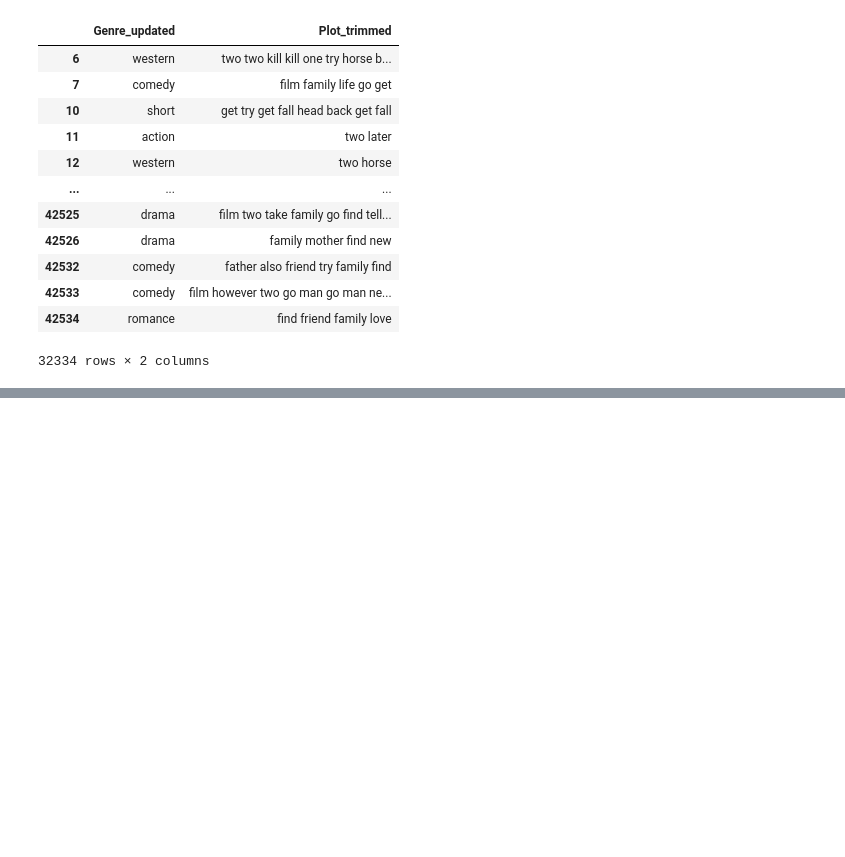
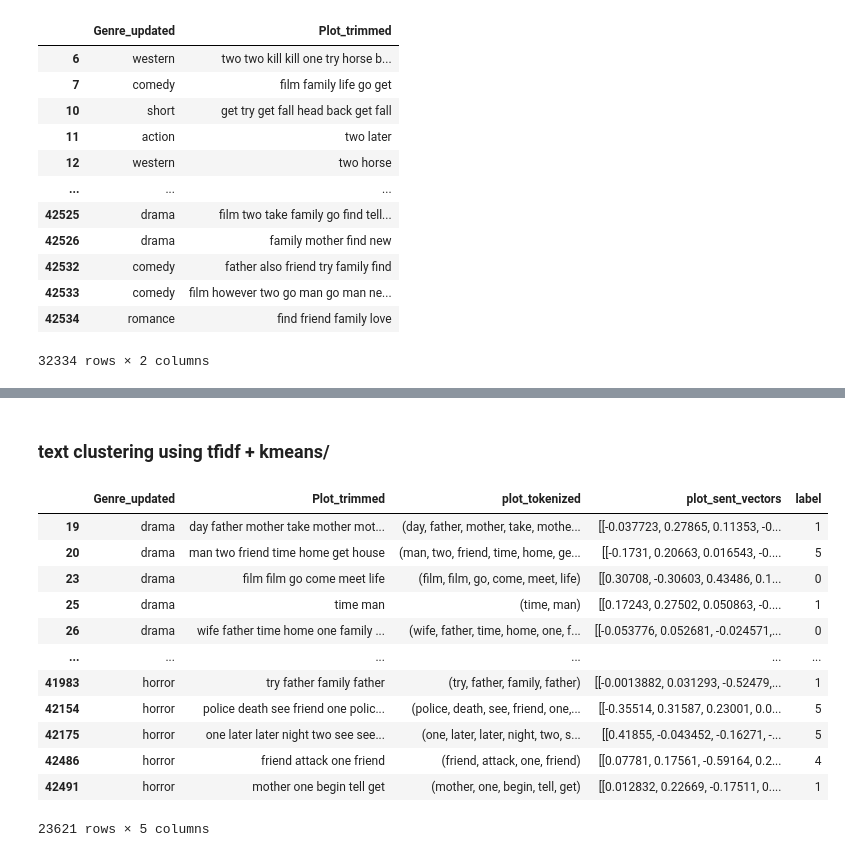
Before and after one commit to erickeagle/Wikipedia-Movies-Data-EDA-NLP-Redcommendation-System-, a Jupyter notebook: On_unique_plot_value.ipynb, the cells around one changed output, grey strips where cells are left out. Drawn from its saved outputs; the diff is of its cells as text; code cells hidden in the pictures; blank space fills up the shorter version.

```diff
--- a/On_unique_plot_value.ipynb
+++ b/On_unique_plot_value.ipynb
@@ -193,0 +286,5 @@ data
+# %%
+data1.dropna(inplace=True)
+# %%
+from sklearn.cluster import KMeans
+model = KMeans(n_clusters = 7,init='k-means++', n_jobs = -1,random_state=99)
@@ -193,0 +298,20 @@ data
+# %%
+data1['label'] = model.labels_
+# %% [markdown]
+### text clustering using tfidf + kmeans/
+# %%
+data1
+# %% [output]
+|  | Genre_updated | Plot_trimmed | plot_tokenized | plot_sent_vectors | label |
+| 19 | drama | day father mother take mother mot... | (day, father, mother, take, mothe... | [[-0.037723, 0.27865, 0.11353, -0... | 1 |
+| 20 | drama | man two friend time home get house | (man, two, friend, time, home, ge... | [[-0.1731, 0.20663, 0.016543, -0.... | 5 |
+| 23 | drama | film film go come meet life | (film, film, go, come, meet, life) | [[0.30708, -0.30603, 0.43486, 0.1... | 0 |
+| 25 | drama | time man | (time, man) | [[0.17243, 0.27502, 0.050863, -0.... | 1 |
+| 26 | drama | wife father time home one family ... | (wife, father, time, home, one, f... | [[-0.053776, 0.052681, -0.024571,... | 0 |
+| ... | ... | ... | ... | ... | ... |
+| 41983 | horror | try father family father | (try, father, family, father) | [[-0.0013882, 0.031293, -0.52479,... | 1 |
+| 42154 | horror | police death see friend one polic... | (police, death, see, friend, one,... | [[-0.35514, 0.31587, 0.23001, 0.0... | 5 |
+| 42175 | horror | one later later night two see see... | (one, later, later, night, two, s... | [[0.41855, -0.043452, -0.16271, -... | 5 |
+| 42486 | horror | friend attack one friend | (friend, attack, one, friend) | [[0.07781, 0.17561, -0.59164, 0.2... | 4 |
+| 42491 | horror | mother one begin tell get | (mother, one, begin, tell, get) | [[0.012832, 0.22669, -0.17511, 0.... | 1 |
+23621 rows × 5 columns
```
Also changed, not shown: parts of 25 cells of this notebook, 2 other files.
